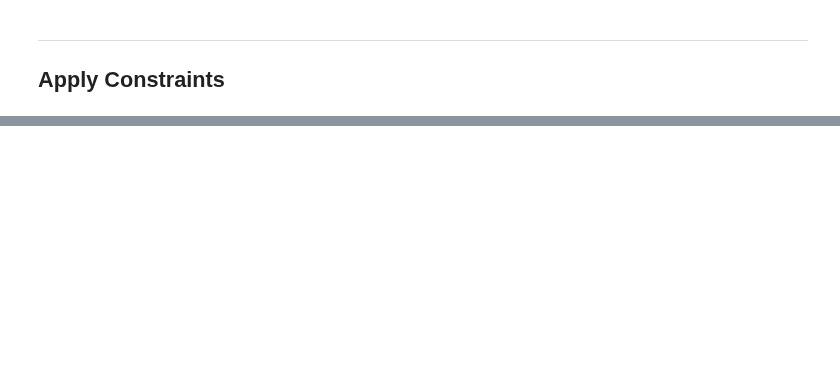
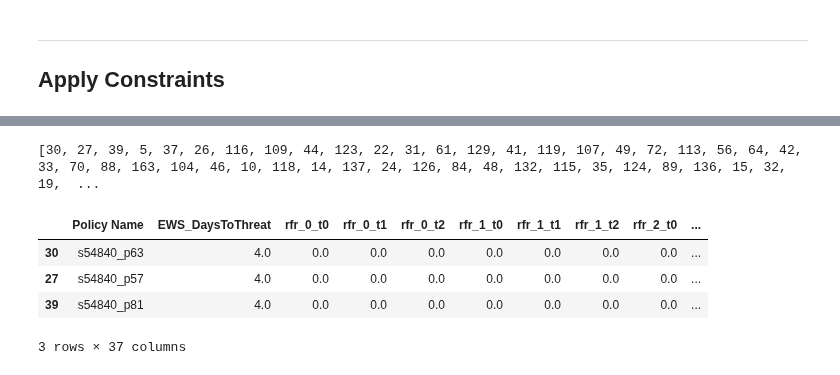
Before and after one commit to ghsher/epa1361_group15, a Jupyter notebook: final assignment/Directed Search.ipynb, the cells around one changed output, grey strips where cells are left out. Saved outputs shown, nothing was run; the diff lists cells and outputs as text; code cells hidden in the pictures; blank space fills up the shorter version.

```diff
--- a/final assignment/Directed Search.ipynb
+++ b/final assignment/Directed Search.ipynb
@@ -359,0 +359,7 @@ policies_df.to_csv('./output/policies__constraints_filtered.csv', index=False)
+# %%
+policies_levers = policies_df[[l.name for l in model_a4.levers]]
+min_max_scaler = preprocessing.MinMaxScaler()
+levers_scaled = min_max_scaler.fit_transform(policies_levers)
+# %%
+distances = squareform(pdist(levers_scaled))
+policy_set_diversities = find_maxdiverse(distances, combinations)
@@ -359,0 +368,16 @@ policies_df.to_csv('./output/policies__constraints_filtered.csv', index=False)
+# %%
+most_diverse = policy_set_diversities[0]
+most_diverse_set = list(most_diverse[1])
+print(most_diverse_set)
+# %% [output]
+[30, 27, 39, 5, 37, 26, 116, 109, 44, 123, 22, 31, 61, 129, 41, 119, 107, 49, 72, 113, 56, 64, 42, 33, 70, 88, 163, 104, 46, 10, 118, 14, 137, 24, 126, 84, 48, 132, 115, 35, 124, 89, 136, 15, 32, 19,  ...
+# %%
+robustness_policies = policies_df.iloc[most_diverse_set]
+assert(robustness_policies.shape[0] == 50)
+robustness_policies.head(3)
+# %% [output]
+|  | Policy Name | EWS_DaysToThreat | rfr_0_t0 | rfr_0_t1 | rfr_0_t2 | rfr_1_t0 | rfr_1_t1 | rfr_1_t2 | rfr_2_t0 | ... |
+| 30 | s54840_p63 | 4.0 | 0.0 | 0.0 | 0.0 | 0.0 | 0.0 | 0.0 | 0.0 | ... |
+| 27 | s54840_p57 | 4.0 | 0.0 | 0.0 | 0.0 | 0.0 | 0.0 | 0.0 | 0.0 | ... |
+| 39 | s54840_p81 | 4.0 | 0.0 | 0.0 | 0.0 | 0.0 | 0.0 | 0.0 | 0.0 | ... |
+3 rows × 37 columns
```
Also changed, not shown: parts of 23 cells of this notebook, 8 other files.
